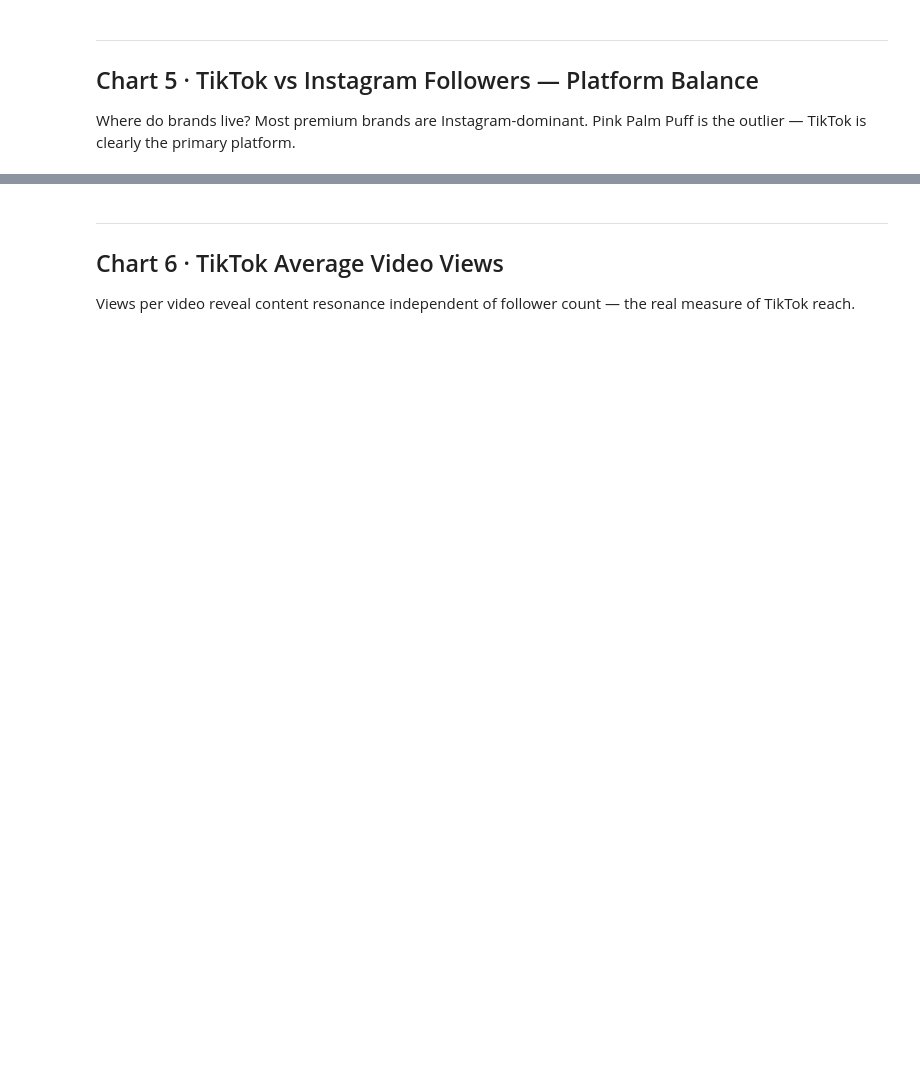
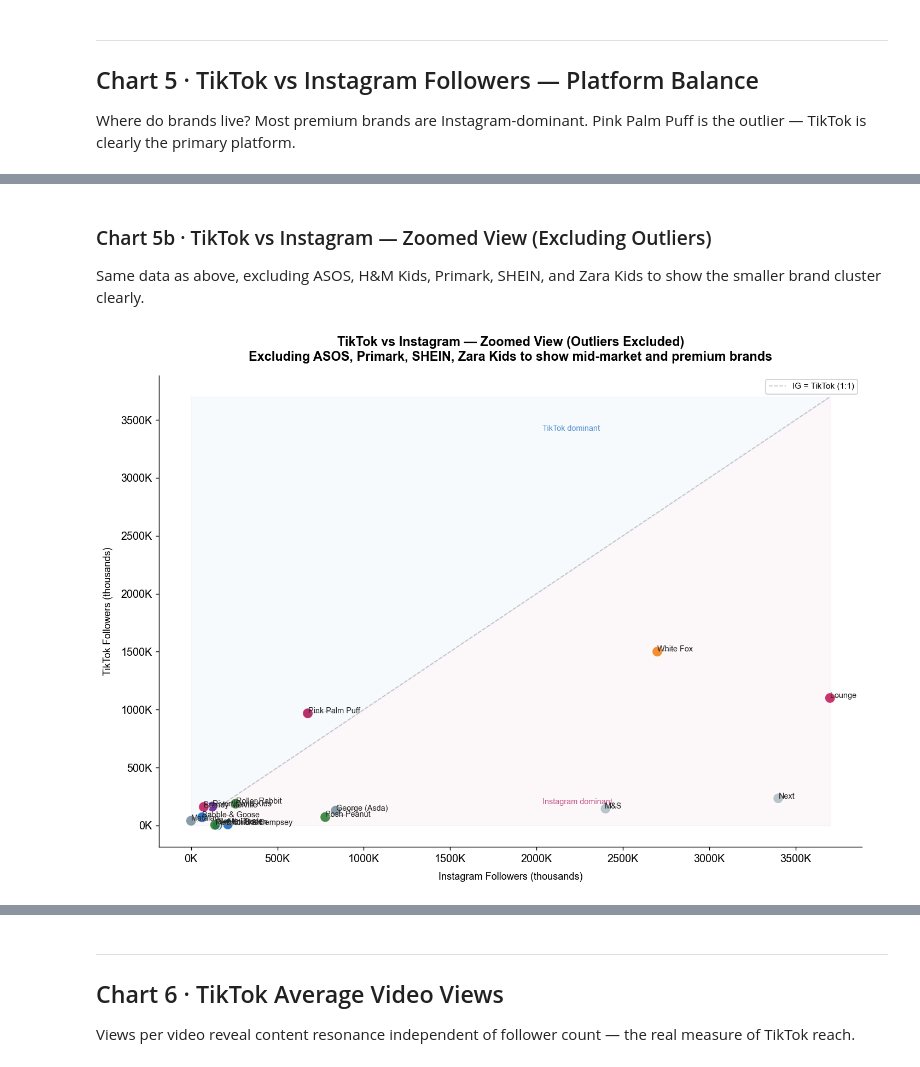
Before and after one commit to rosesparrow/kidswear-market-analysis, a Jupyter notebook: 03_social_analysis/social_metrics.ipynb, the cells around one changed output, grey strips where cells are left out. Saved outputs shown, nothing was run; the diff lists cells and outputs as text; code cells hidden in the pictures; blank space fills up the shorter version.

```diff
--- a/03_social_analysis/social_metrics.ipynb
+++ b/03_social_analysis/social_metrics.ipynb
@@ -542,3 +511,78 @@ Saved: chart5_tiktok_vs_ig.png
+# %% [markdown]
+### Chart 5b · TikTok vs Instagram — Zoomed View (Excluding Outliers)
+Same data as above, excluding ASOS, H&M Kids, Primark, SHEIN, and Zara Kids to show the smaller brand cluster clearly.
+# %%
+fig, ax = plt.subplots(figsize=(11, 8))
+
+# Exclude large outliers to zoom into the smaller brand cluster
+exclude = ['Zara Kids', 'ASOS', 'Primark', 'SHEIN', 'H&M Kids']
+d = df[~df['brand'].isin(exclude)].copy()
+
+ax.scatter(
+    d['ig_followers'].fillna(0) / 1e3,
+    d['tt_followers'].fillna(0) / 1e3,
+    s=120,
+    c=d['colour'],
+    alpha=0.88,
+    edgecolors='white',
+    linewidths=1.2,
+    zorder=3
+)
+
+max_val = max(d['ig_followers'].fillna(0).max(), d['tt_followers'].fillna(0).max()) / 1e3
+ax.plot([0, max_val], [0, max_val], '--', color='#cccccc', linewidth=1, zorder=1, label='IG = TikTok (1:1)')
+ax.fill_between([0, max_val], [0, max_val], max_val, alpha=0.03, color='#1565C0')
+ax.fill_between([0, max_val], 0, [0, max_val], alpha=0.03, color='#AD1457')
+
+ax.text(max_val * 0.55, max_val * 0.92, 'TikTok dominant', fontsize=8, color='#1565C0', alpha=0.7)
+ax.text(max_val * 0.55, max_val * 0.05, 'Instagram dominant', fontsize=8, color='#AD1457', alpha=0.7)
+
+label_offsets = {
+    'Pink Palm Puff':    ( 25,  25),
+    'White Fox':         ( 25,  25),
+    'M&S':               (-120, 25),
+    'Next':              ( 25, -40),
+    'Posh Peanut':       ( 25,  20),
+    'Roller Rabbit':     ( 25,  20),
+    'Babble & Goose':    ( 25, -35),
+    'Mini Boden':        ( 25,  20),
+    'Petite Plume':      ( 25, -35),
+    'Desmond & Dempsey': (-160, 20),
+    'Pink Chicken':      ( 25,  20),
+    'River Island Kids': ( 25,  20),
+    'Lounge':            ( 25,  20),
+    'Brandy Melville':   ( 25, -35),
+    'George (Asda)':     ( 25, -30),
+    'Matalan':           ( 25,  20),
+}
+
+for _, row in d.iterrows():
+    ig_val = (row['ig_followers'] if pd.notna(row['ig_followers']) else 0) / 1e3
+    tt_val = (row['tt_followers'] if pd.notna(row['tt_followers']) else 0) / 1e3
+    ox, oy = label_offsets.get(row['brand'], (20, 20))
+    ax.annotate(
+        row['brand'],
+        xy=(ig_val, tt_val),
+        xytext=(ig_val + ox / 20, tt_val + oy / 20),
+        fontsize=8,
+        color='#222222',
+        arrowprops=dict(arrowstyle='-', color='#aaaaaa', lw=0.5) if abs(ox) > 20 else None
+    )
+
+ax.set_xlabel('Instagram Followers (thousands)', labelpad=8)
+ax.set_ylabel('TikTok Followers (thousands)', labelpad=8)
+ax.set_title('TikTok vs Instagram — Zoomed View (Outliers Excluded)\n'
+             'Excluding ASOS, Primark, SHEIN, Zara Kids to show mid-market and premium brands',
+             fontsize=13, fontweight='bold', pad=15)
+ax.xaxis.set_major_formatter(mticker.FuncFormatter(lambda x, _: f'{x:.0f}K'))
+ax.yaxis.set_major_formatter(mticker.FuncFormatter(lambda x, _: f'{x:.0f}K'))
+
+ax.legend(fontsize=8.5, framealpha=0.9, edgecolor='#cccccc')
+
+plt.tight_layout()
+plt.show()
+# %% [output]
+[figure, added]
 # %% [markdown]
 ### Chart Commentary — TikTok vs Instagram Platform Balance
 
```
Also changed, not shown: parts of 13 cells of this notebook, 21 other files.
